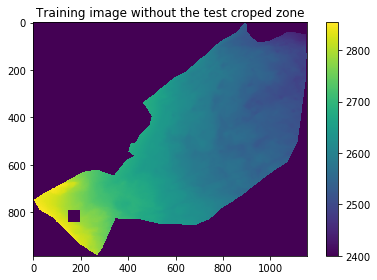
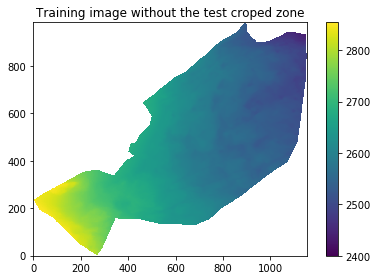
Code edit (unified diff) that turned the first committed figure into the second:
--- before
+++ after
@@ -1,3 +1,5 @@
-plt.imshow(ti,vmin=2400)
+with open(path_ti,'rb')as file:
+    ti_full = pickle.load(file) 
+plt.imshow(ti_full.val[0,0],origin='lower',vmin=2400)
 plt.title('Training image without the test croped zone')
 plt.colorbar(fraction=0.05)

Commit: add std for MPS